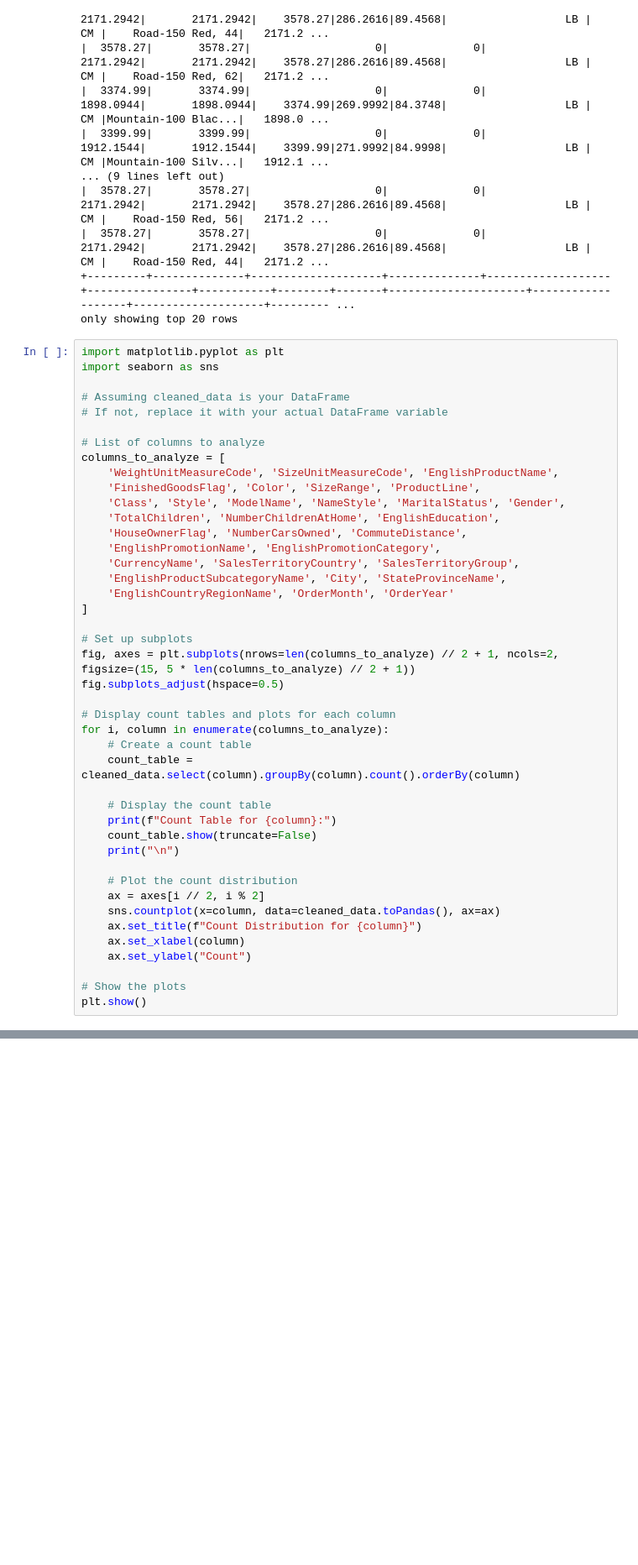
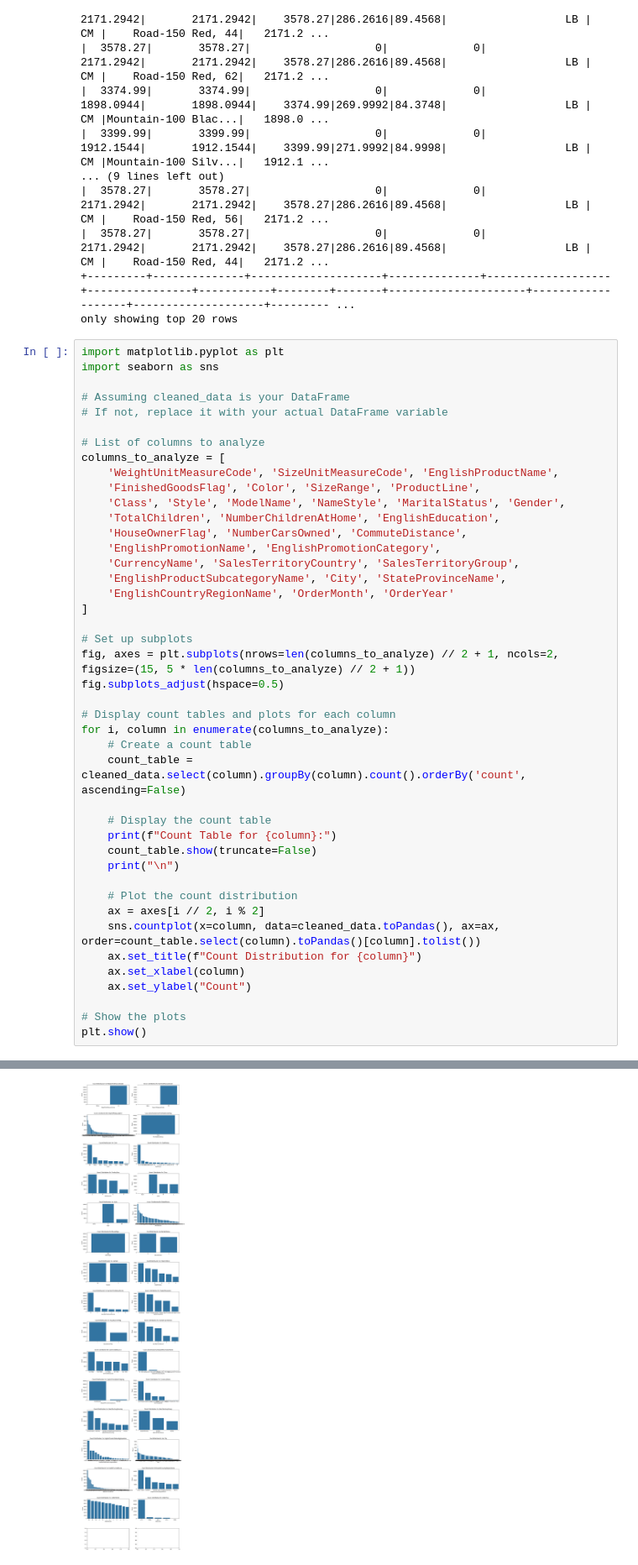
Before and after one commit to robertnesterodhiambo/MachineLEarning-School, a Jupyter notebook: DIMFINAL.ipynb, the cells around one changed output, grey strips where cells are left out. Shown at 84% size. Cells and saved outputs as stored; diff of their text form; blank space fills up the shorter version.

Commit message:
visualisation complete

```diff
--- a/DIMFINAL.ipynb
+++ b/DIMFINAL.ipynb
@@ -567,7 +567,7 @@ fig.subplots_adjust(hspace=0.5)
 # Display count tables and plots for each column
 for i, column in enumerate(columns_to_analyze):
     # Create a count table
-    count_table = cleaned_data.select(column).groupBy(column).count().orderBy(column)
+    count_table = cleaned_data.select(column).groupBy(column).count().orderBy('count', ascending=False)
 
     # Display the count table
     print(f"Count Table for {column}:")
@@ -576,7 +576,7 @@ for i, column in enumerate(columns_to_analyze):
 
     # Plot the count distribution
     ax = axes[i // 2, i % 2]
-    sns.countplot(x=column, data=cleaned_data.toPandas(), ax=ax)
+    sns.countplot(x=column, data=cleaned_data.toPandas(), ax=ax, order=count_table.select(column).toPandas()[column].tolist())
     ax.set_title(f"Count Distribution for {column}")
     ax.set_xlabel(column)
     ax.set_ylabel("Count")
@@ -603,0 +604 @@ Count Table for Class:
+[figure, added]
```
Also changed, not shown: parts of 5 cells of this notebook.
